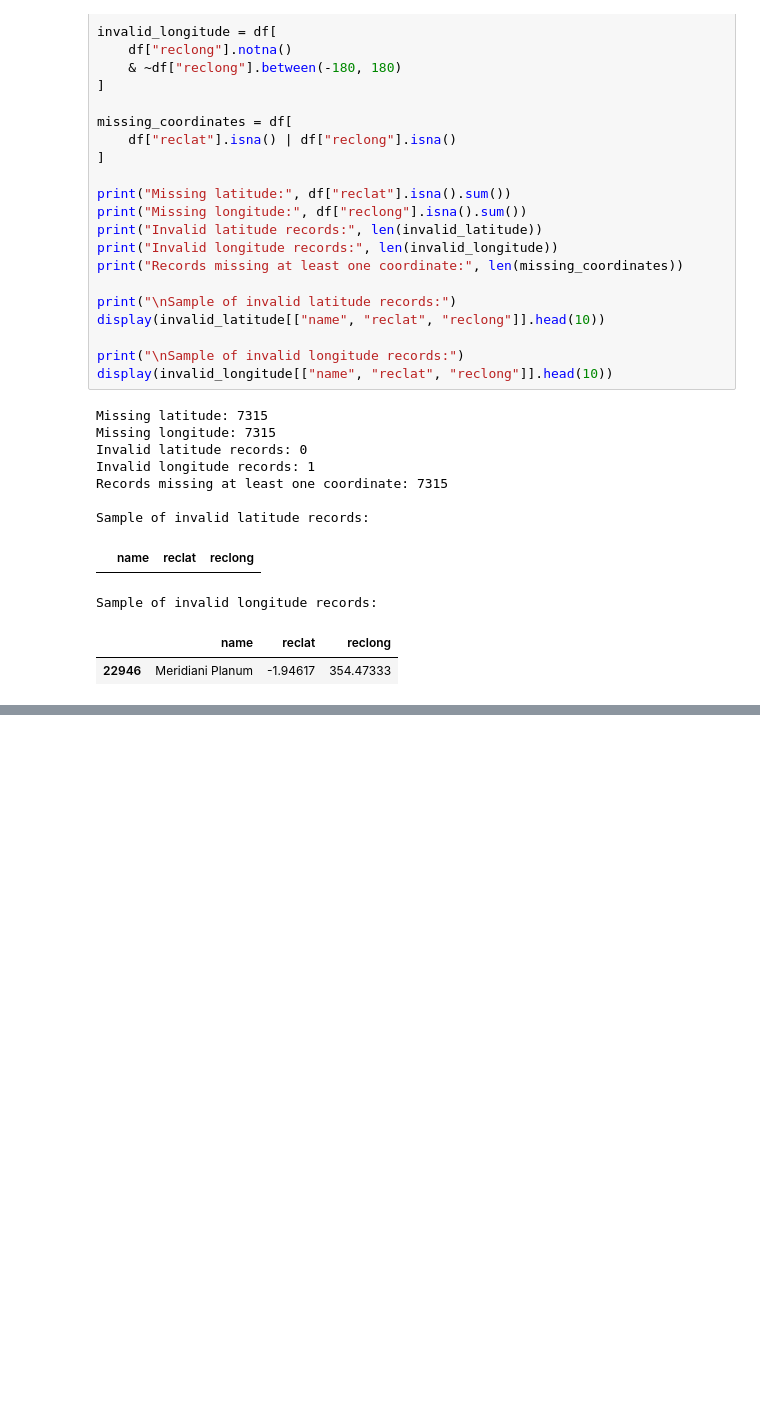
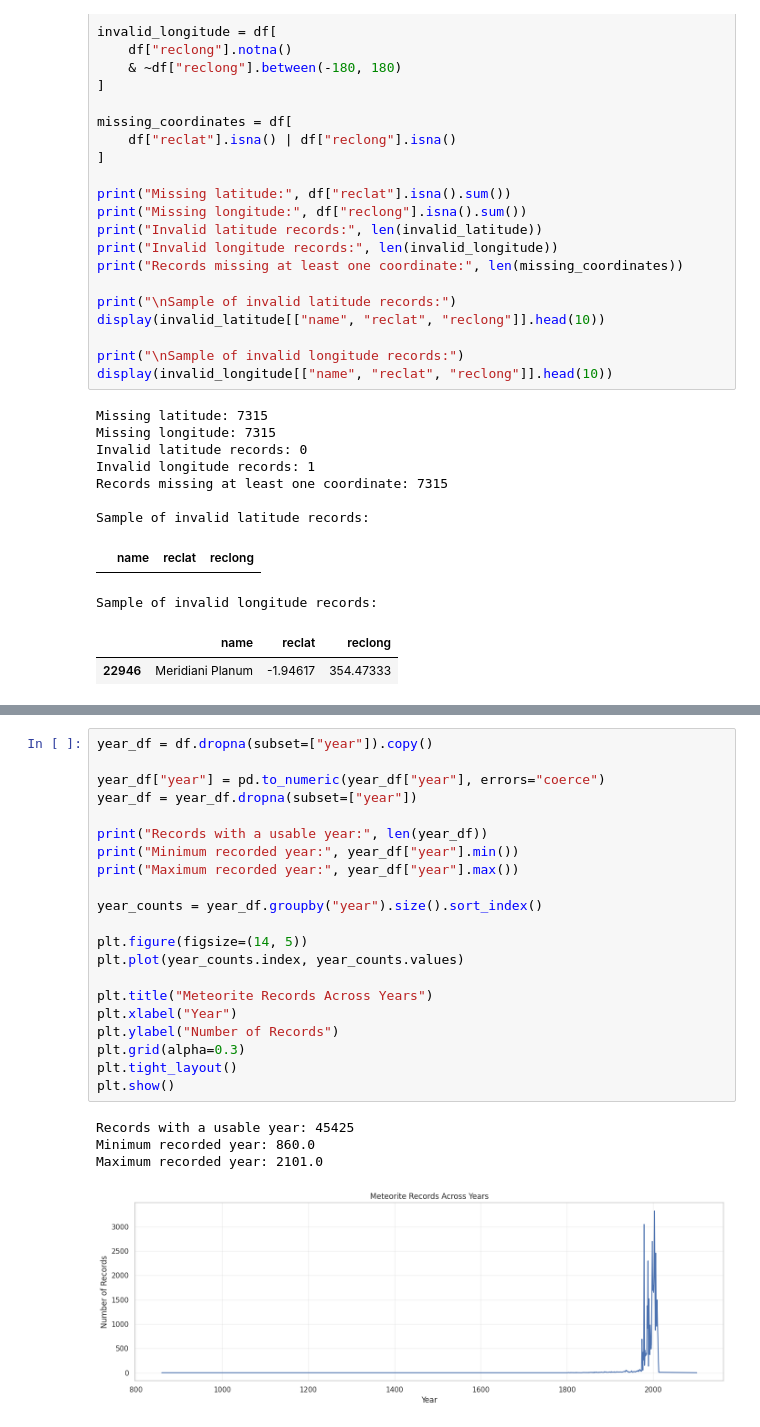
Before and after one commit to manaswiniyoshitha2006-netizen/ML-Evaluation, a Jupyter notebook: notebooks/clustering.ipynb, the cells around one changed output, grey strips where cells are left out. Drawn from its saved outputs; the diff is of its cells as text; blank space fills up the shorter version.

Commit message:
Added year-based meteorite analysis

```diff
--- a/notebooks/clustering.ipynb
+++ b/notebooks/clustering.ipynb
@@ -956,0 +963,26 @@ Sample of invalid longitude records:
+# %%
+year_df = df.dropna(subset=["year"]).copy()
+
+year_df["year"] = pd.to_numeric(year_df["year"], errors="coerce")
+year_df = year_df.dropna(subset=["year"])
+
+print("Records with a usable year:", len(year_df))
+print("Minimum recorded year:", year_df["year"].min())
+print("Maximum recorded year:", year_df["year"].max())
+
+year_counts = year_df.groupby("year").size().sort_index()
+
+plt.figure(figsize=(14, 5))
+plt.plot(year_counts.index, year_counts.values)
+
+plt.title("Meteorite Records Across Years")
+plt.xlabel("Year")
+plt.ylabel("Number of Records")
+plt.grid(alpha=0.3)
+plt.tight_layout()
+plt.show()
+# %% [output]
+Records with a usable year: 45425
+Minimum recorded year: 860.0
+Maximum recorded year: 2101.0
+[figure, added]
```
Also changed, not shown: parts of 5 cells of this notebook.
